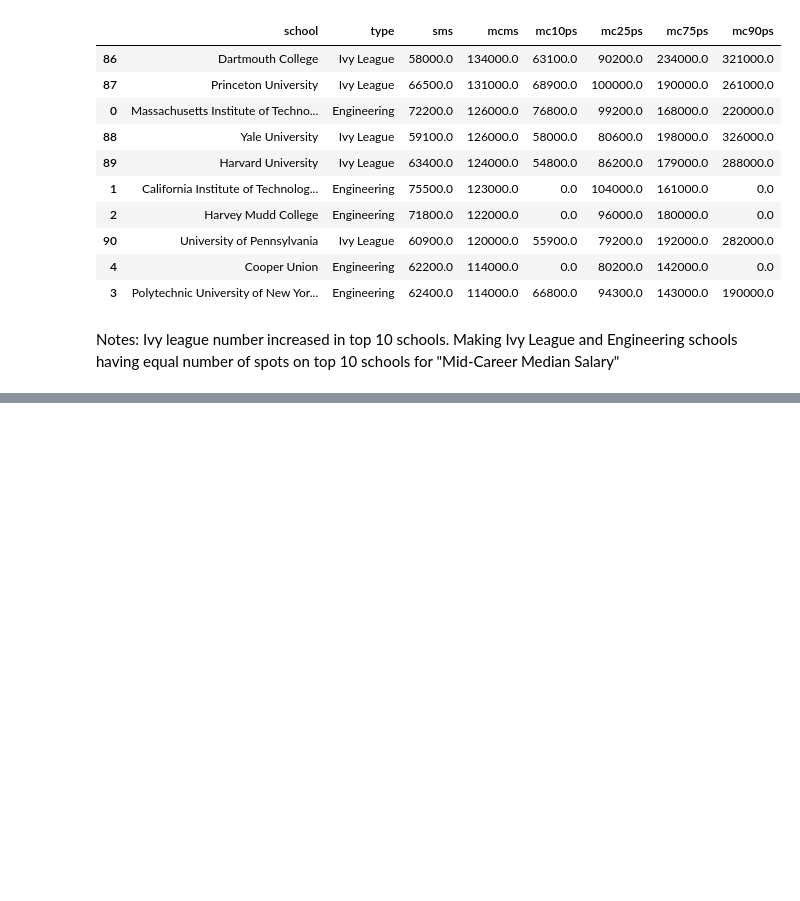
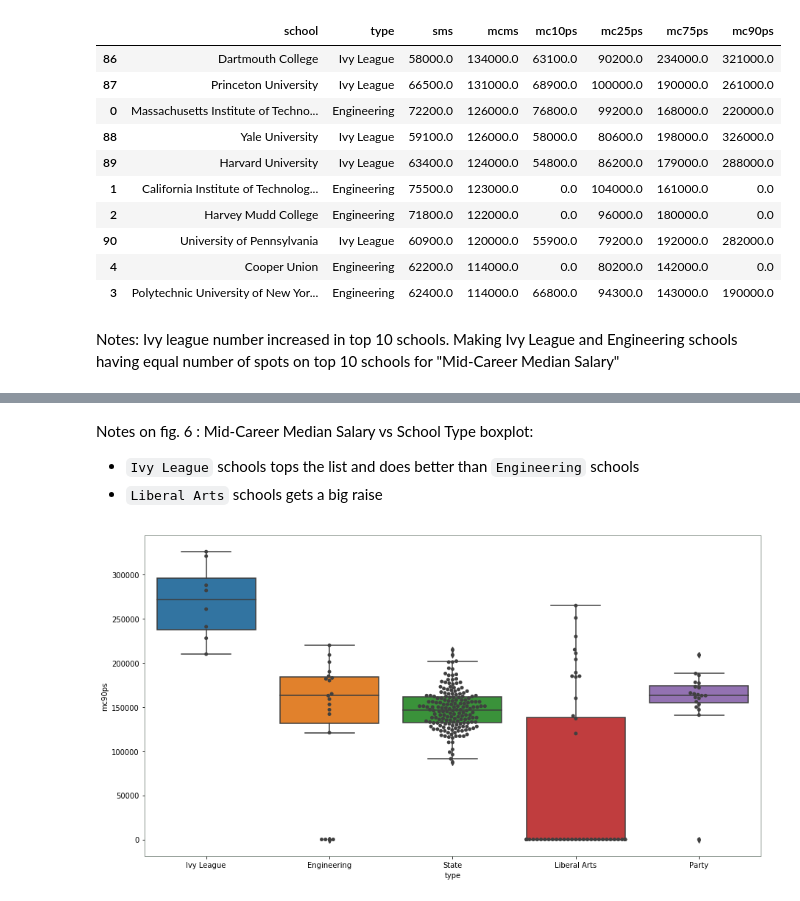
Before and after one commit to ccny-data/College_Major_Data, a Jupyter notebook: playground/college_salaries.ipynb, the cells around one changed output, grey strips where cells are left out. Drawn from its saved outputs; the diff is of its cells as text; code cells hidden in the pictures; blank space fills up the shorter version.

```diff
--- a/playground/college_salaries.ipynb
+++ b/playground/college_salaries.ipynb
@@ -253,0 +323,15 @@ Notes: Ivy league number increased in top 10 schools. Making Ivy League and Engi
+# %% [markdown]
+Notes on fig. 6 : Mid-Career Median Salary vs School Type boxplot:
+
+
+*   `Ivy League` schools tops the list and does better than `Engineering` schools
+*   `Liberal Arts` schools gets a big raise
+# %%
+# fig. 7 : Mid-Career 90th percentile Median Salary vs School Type boxplot
+# set fig. size
+f, ax = plt.subplots(figsize=(15, 8))
+
+ax = sns.boxplot(x="type", y="mc90ps", data=colleges)
+ax = sns.swarmplot(x="type", y="mc90ps", data=colleges, color=".25")
+# %% [output]
+[figure, added]
```
Also changed, not shown: parts of 10 cells of this notebook.
